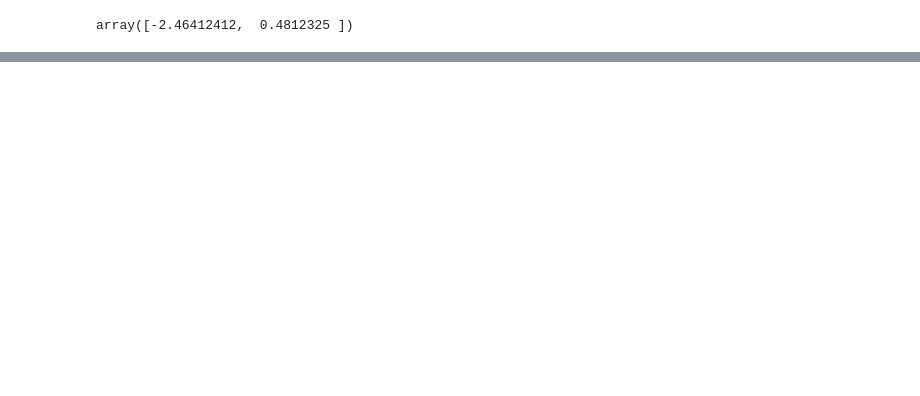
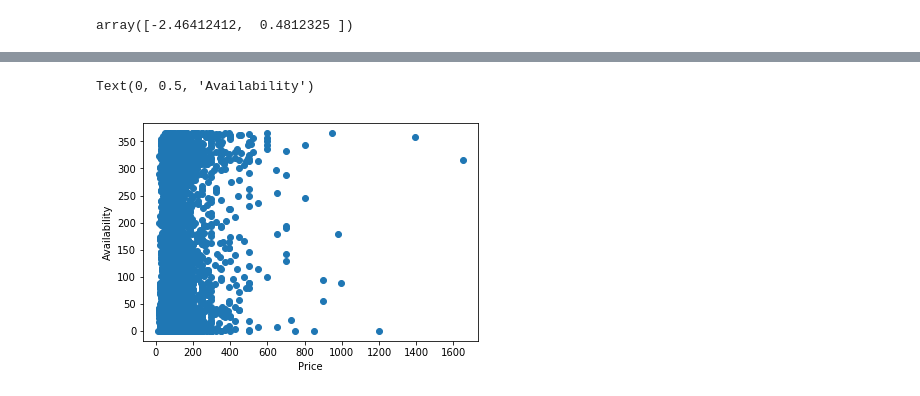
Before and after one commit to karinahou/springboard, a Jupyter notebook: Capstone Statistic Analysis.ipynb, the cells around one changed output, grey strips where cells are left out. Cells and saved outputs as stored; diff of their text form; code cells hidden in the pictures; blank space fills up the shorter version.

```diff
--- a/Capstone Statistic Analysis.ipynb
+++ b/Capstone Statistic Analysis.ipynb
@@ -272,0 +348,7 @@ _ = plt.axvline(percentiles[1], color='r', linestyle = "--")
+# %%
+plt.scatter(seattle.price, seattle.availability_365)
+plt.xlabel("Price")
+plt.ylabel("Availability")
+# %% [output]
+Text(0, 0.5, 'Availability')
+[figure, added]
```
Also changed, not shown: parts of 18 cells of this notebook.
